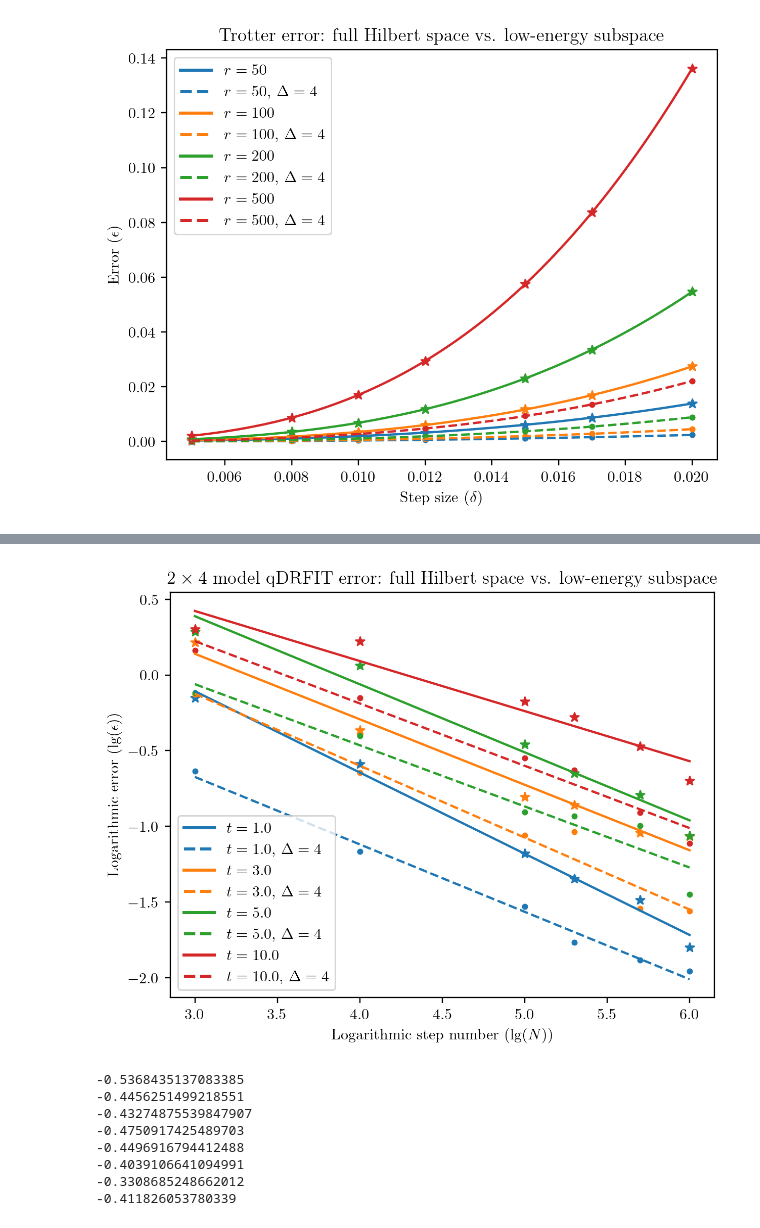
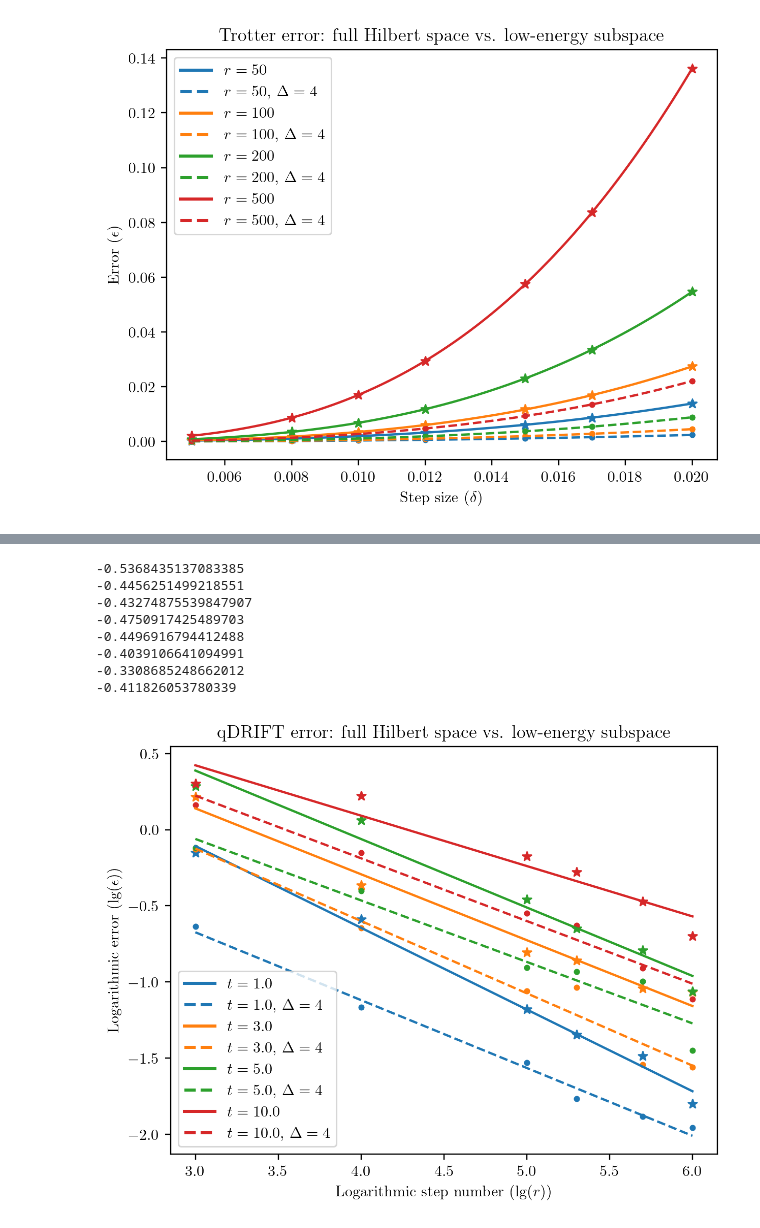
Before and after one commit to Qubit-Fernand/Digital-Quantum-Simulation, a Jupyter notebook: Figure/Plotting.ipynb, the cells around one changed output, grey strips where cells are left out. Saved outputs shown, nothing was run; the diff lists cells and outputs as text; code cells hidden in the pictures.

```diff
--- a/Figure/Plotting.ipynb
+++ b/Figure/Plotting.ipynb
@@ -166,4 +173,5 @@ fig.savefig('Permutation-2*6.pdf', dpi=600, format='pdf')
 # %%
+# qDRIFT error on 2x4 Heisenberg model
 Delta = 4
 
 t_1 = np.log(np.array(loadmat('../qDRIFT/norm_2*4_4.mat')['t_1'].flatten()))/np.log(10)
@@ -200,53 +208,52 @@ coefficients_t_10_Delta = np.polyfit(step_number, t_10_Delta, 1)
 poly_t_10_Delta = np.poly1d(coefficients_t_10_Delta)
 
 fig, ax = plt.subplots(dpi=217)
-ax.set_title('$2 \\times 4$ model qDRFIT error: full Hilbert space vs. low-energy subspace')
-ax.set_xlabel('Logarithmic step number ($\lg(N)$)')
+ax.set_title('qDRIFT error: full Hilbert space vs. low-energy subspace')
+ax.set_xlabel('Logarithmic step number ($\lg(r)$)')
 ax.set_ylabel('Logarithmic error ($\lg(\epsilon)$)')
 
 ax.scatter(step_number, t_1, marker = '*', color = '#1f77b4')
 ax.plot(step_number_new, poly_t_1(step_number_new), color = '#1f77b4', linestyle = '-', label='$t=1.0$')
 
 ax.scatter(step_number, t_1_Delta, marker ='.', color = '#1f77b4')
 ax.plot(step_number_new, poly_t_1_Delta(step_number_new), color = '#1f77b4', linestyle = '--', label='$t=1.0$, $\Delta = {Delta}$'.format(Delta = Delta))
 
 ax.scatter(step_number, t_3, marker = '*', color = '#ff7f0e')
 ax.plot(step_number_new, poly_t_3(step_number_new), color = '#ff7f0e', linestyle = '-', label='$t=3.0$')
 
 ax.scatter(step_number, t_3_Delta, marker ='.', color = '#ff7f0e')
 ax.plot(step_number_new, poly_t_3_Delta(step_number_new), color = '#ff7f0e', linestyle = '--', label='$t=3.0$, $\Delta = {Delta}$'.format(Delta = Delta))
 
 ax.scatter(step_number, t_5, marker = '*', color = '#2ca02c')
 ax.plot(step_number_new, poly_t_5(step_number_new), color = '#2ca02c', linestyle = '-', label='$t=5.0$')
 
 ax.scatter(step_number, t_5_Delta, marker ='.', color = '#2ca02c')
 ax.plot(step_number_new, poly_t_5_Delta(step_number_new), color = '#2ca02c', linestyle = '--', label='$t=5.0$, $\Delta = {Delta}$'.format(Delta = Delta))
 
 ax.scatter(step_number, t_10, marker = '*', color = '#d62728')
 ax.plot(step_number_new, poly_t_10(step_number_new), color = '#d62728', linestyle = '-', label='$t=10.0$')
 
 ax.scatter(step_number, t_10_Delta, marker ='.', color = '#d62728')
 ax.plot(step_number_new, poly_t_10_Delta(step_number_new), color = '#d62728', linestyle = '--', label='$t=10.0$, $\Delta = {Delta}$'.format(Delta = Delta))
 ax.legend(handler_map={plt.Line2D: ColorLineStyleHandler()})
 
-fig.savefig('qDRIFT-2*4.pdf', dpi=600, format='pdf')
+print(poly_t_1[1])
+print(poly_t_1_Delta[1])
+print(poly_t_3[1])
+print(poly_t_3_Delta[1])
+print(poly_t_5[1])
+print(poly_t_5_Delta[1])
+print(poly_t_10[1])
+print(poly_t_10_Delta[1])
+
+fig.savefig('qDRIFT-2x4.pdf', dpi=600, format='pdf')
 # %% [output]
+-0.5368435137083385
+-0.4456251499218551
+-0.43274875539847907
+-0.4750917425489703
+-0.4496916794412488
+-0.4039106641094991
+-0.3308685248662012
+-0.411826053780339
-[figure, old version]
+[figure, new version]
-# %%
-print(poly_t_1[1])
-print(poly_t_1_Delta[1])
-print(poly_t_3[1])
-print(poly_t_3_Delta[1])
-print(poly_t_5[1])
-print(poly_t_5_Delta[1])
-print(poly_t_10[1])
-print(poly_t_10_Delta[1])
-# %% [output]
--0.5368435137083385
--0.4456251499218551
--0.43274875539847907
--0.4750917425489703
--0.4496916794412488
--0.4039106641094991
--0.3308685248662012
--0.411826053780339
```
Also changed, not shown: parts of 9 cells of this notebook, 23 other files.
